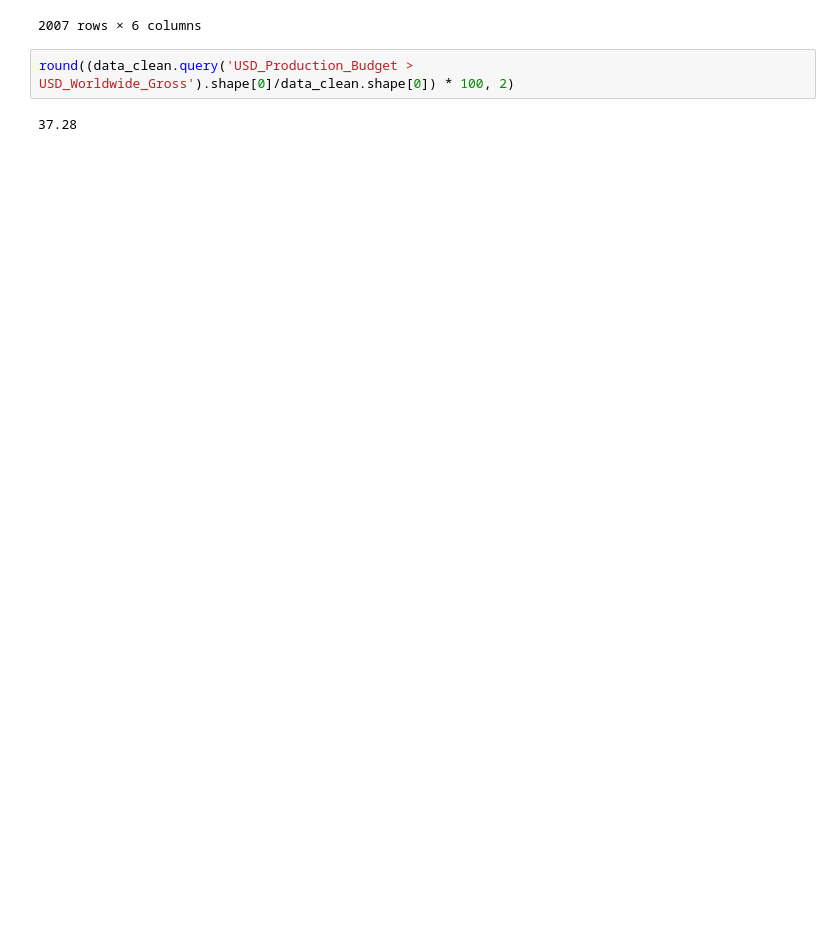
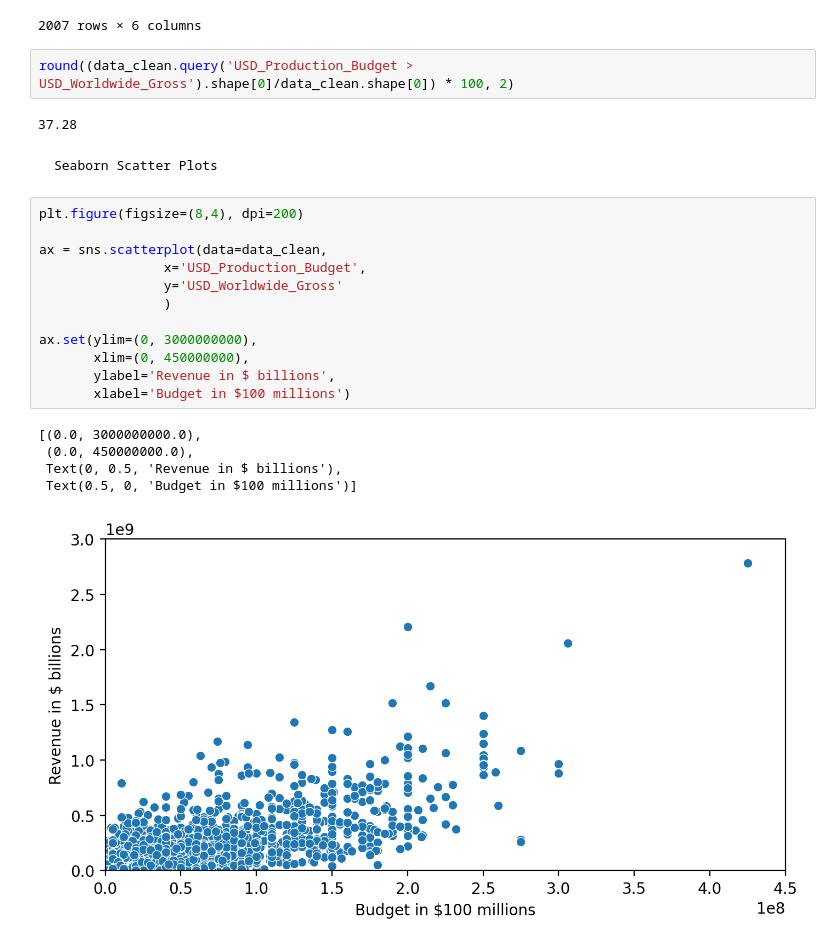
Before and after one commit to PIETRO-ing/Movie-Revenue-Estimation, a Jupyter notebook: Revenue-Estimation.ipynb, the cells around one changed output. Drawn from its saved outputs; the diff is of its cells as text; blank space fills up the shorter version.

Commit message:
Bubble Chart Created w/Seaborn

```diff
--- a/Revenue-Estimation.ipynb
+++ b/Revenue-Estimation.ipynb
@@ -473,3 +474,23 @@ data_clean.query('USD_Production_Budget > USD_Worldwide_Gross')
 round((data_clean.query('USD_Production_Budget > USD_Worldwide_Gross').shape[0]/data_clean.shape[0]) * 100, 2)
 # %% [output]
 37.28
+# %% [markdown]
+    Seaborn Scatter Plots
+# %%
+plt.figure(figsize=(8,4), dpi=200)
+
+ax = sns.scatterplot(data=data_clean,
+                x='USD_Production_Budget',
+                y='USD_Worldwide_Gross'
+                )
+
+ax.set(ylim=(0, 3000000000),
+       xlim=(0, 450000000),
+       ylabel='Revenue in $ billions',
+       xlabel='Budget in $100 millions')
+# %% [output]
+[(0.0, 3000000000.0),
+ (0.0, 450000000.0),
+ Text(0, 0.5, 'Revenue in $ billions'),
+ Text(0.5, 0, 'Budget in $100 millions')]
+[figure, added]
```
Also changed, not shown: parts of 3 cells of this notebook.
